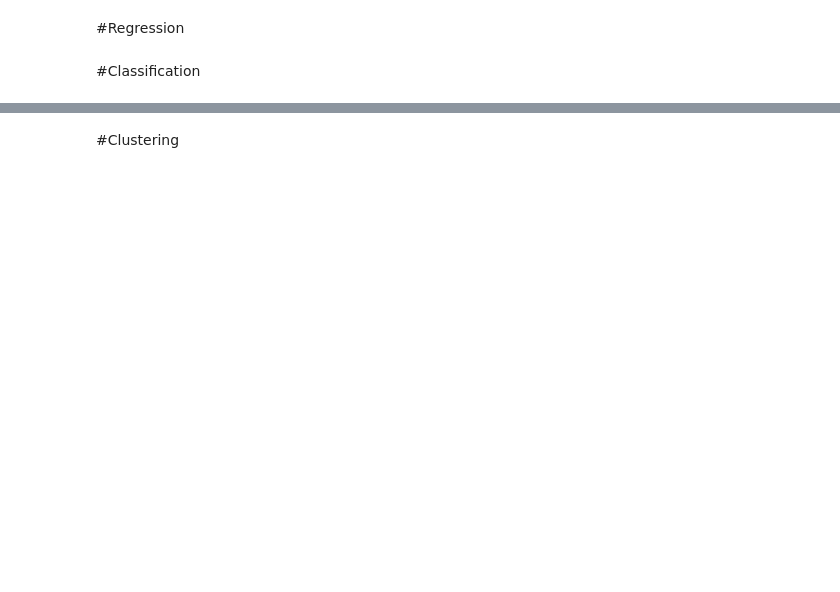
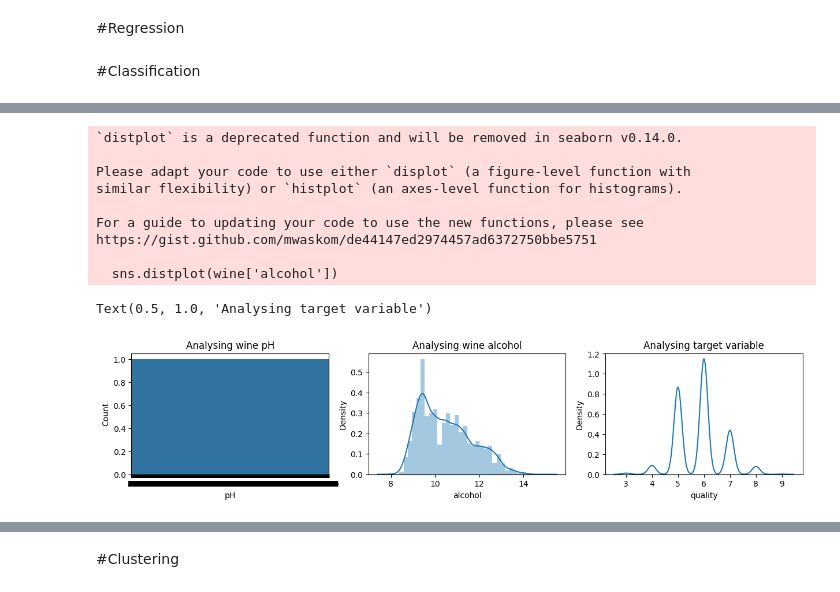
Before and after one commit to JaiVR/customer_satisfaction_score_prediction, a Jupyter notebook: Fods_Assignment.ipynb, the cells around one changed output, grey strips where cells are left out. Cells and saved outputs as stored; diff of their text form; code cells hidden in the pictures; blank space fills up the shorter version.

```diff
--- a/Fods_Assignment.ipynb
+++ b/Fods_Assignment.ipynb
@@ -256,0 +229,25 @@ print(X_numerical)
+# %%
+fig = plt.figure(figsize=(15,6))
+plt.subplot2grid((2,3),(0,0))
+sns.countplot(wine['pH'])
+plt.title("Analysing wine pH"); plt.ylabel("Count"); plt.xlabel("pH")
+
+plt.subplot2grid((2,3),(0,1))
+sns.distplot(wine['alcohol'])
+plt.title("Analysing wine alcohol"); plt.ylabel("Density"); plt.xlabel("alcohol")
+
+plt.subplot2grid((2,3),(0,2))
+sns.kdeplot(wine.query('quality > 2').quality)
+plt.title("Analysing target variable")
+# %% [output]
+`distplot` is a deprecated function and will be removed in seaborn v0.14.0.
+
+Please adapt your code to use either `displot` (a figure-level function with
+similar flexibility) or `histplot` (an axes-level function for histograms).
+
+For a guide to updating your code to use the new functions, please see
+https://gist.github.com/mwaskom/de44147ed2974457ad6372750bbe5751
+
+  sns.distplot(wine['alcohol'])
+Text(0.5, 1.0, 'Analysing target variable')
+[figure, added]
```
Also changed, not shown: parts of 30 cells of this notebook.
